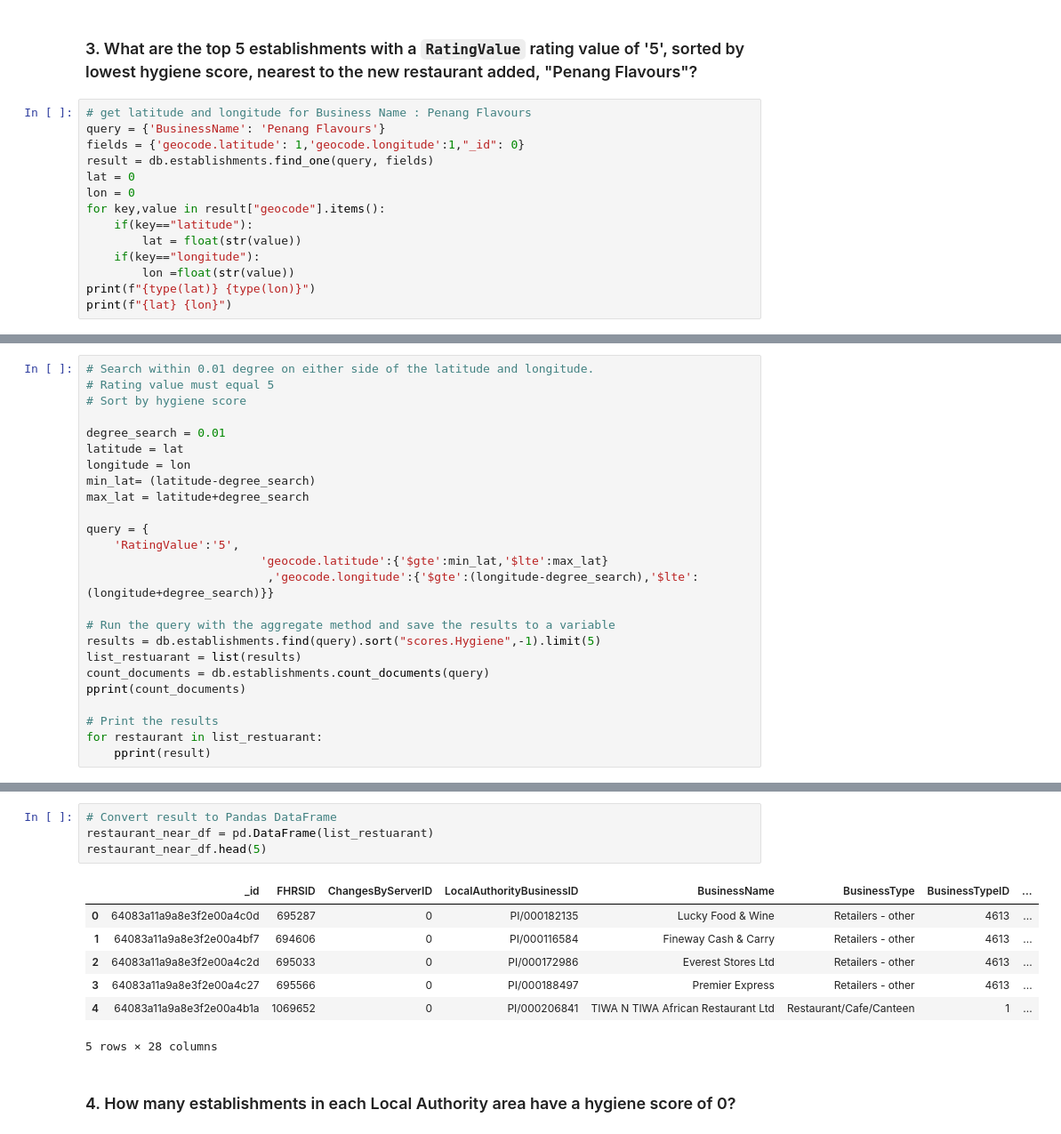
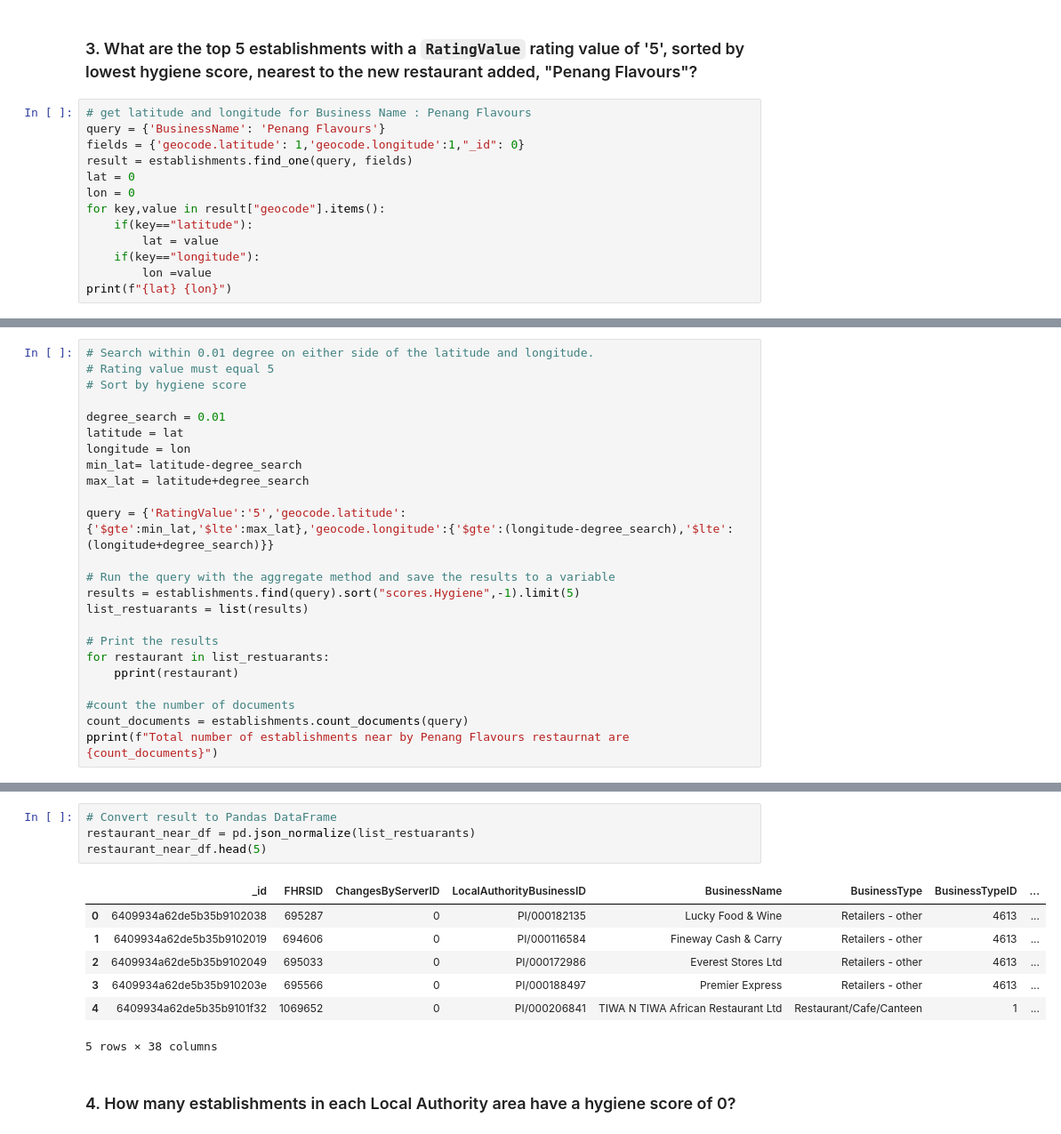
Before and after one commit to shwetajain1022/nosql-challenge, a Jupyter notebook: NoSQL_analysis_starter.ipynb, the cells around one changed output, grey strips where cells are left out. Shown at 89% size. Cells and saved outputs as stored; diff of their text form.

```diff
--- a/NoSQL_analysis_starter.ipynb
+++ b/NoSQL_analysis_starter.ipynb
@@ -169,14 +167,13 @@ Total number of rows in the Dataframe :33
 # get latitude and longitude for Business Name : Penang Flavours
 query = {'BusinessName': 'Penang Flavours'}
 fields = {'geocode.latitude': 1,'geocode.longitude':1,"_id": 0}
-result = db.establishments.find_one(query, fields)
+result = establishments.find_one(query, fields)
 lat = 0
 lon = 0
 for key,value in result["geocode"].items():
     if(key=="latitude"):
-        lat = float(str(value))
+        lat = value
     if(key=="longitude"):
-        lon =float(str(value))
-print(f"{type(lat)} {type(lon)}")
+        lon =value
 print(f"{lat} {lon}")
 # %% [output]
@@ -190,21 +186,20 @@ print(f"{lat} {lon}")
 degree_search = 0.01
 latitude = lat
 longitude = lon
-min_lat= (latitude-degree_search)
+min_lat= latitude-degree_search
 max_lat = latitude+degree_search
 
-query = {
-    'RatingValue':'5',
-                         'geocode.latitude':{'$gte':min_lat,'$lte':max_lat}
-                          ,'geocode.longitude':{'$gte':(longitude-degree_search),'$lte':(longitude+degree_search)}}
+query = {'RatingValue':'5','geocode.latitude':{'$gte':min_lat,'$lte':max_lat},'geocode.longitude':{'$gte':(longitude-degree_search),'$lte':(longitude+degree_search)}}
 
 # Run the query with the aggregate method and save the results to a variable
-results = db.establishments.find(query).sort("scores.Hygiene",-1).limit(5)
-list_restuarant = list(results)
-count_documents = db.establishments.count_documents(query)
-pprint(count_documents)
+results = establishments.find(query).sort("scores.Hygiene",-1).limit(5)
+list_restuarants = list(results)
 
 # Print the results
-for restaurant in list_restuarant:
-    pprint(result)
+for restaurant in list_restuarants:
+    pprint(restaurant)
+
+#count the number of documents
+count_documents = establishments.count_documents(query)
+pprint(f"Total number of establishments near by Penang Flavours restaurnat are {count_documents}")
 # %% [output]
@@ -228,15 +223,15 @@ for restaurant in list_restuarant:
-# %%
-# Convert result to Pandas DataFrame
-restaurant_near_df = pd.DataFrame(list_restuarant)
-restaurant_near_df.head(5)
-# %% [output]
-|  | _id | FHRSID | ChangesByServerID | LocalAuthorityBusinessID | BusinessName | BusinessType | BusinessTypeID | ... |
-| 0 | 64083a11a9a8e3f2e00a4c0d | 695287 | 0 | PI/000182135 | Lucky Food & Wine | Retailers - other | 4613 | ... |
-| 1 | 64083a11a9a8e3f2e00a4bf7 | 694606 | 0 | PI/000116584 | Fineway Cash & Carry | Retailers - other | 4613 | ... |
-| 2 | 64083a11a9a8e3f2e00a4c2d | 695033 | 0 | PI/000172986 | Everest Stores Ltd | Retailers - other | 4613 | ... |
-| 3 | 64083a11a9a8e3f2e00a4c27 | 695566 | 0 | PI/000188497 | Premier Express | Retailers - other | 4613 | ... |
-| 4 | 64083a11a9a8e3f2e00a4b1a | 1069652 | 0 | PI/000206841 | TIWA N TIWA African Restaurant Ltd | Restaurant/Cafe/Canteen | 1 | ... |
-5 rows × 28 columns
+# %%
+# Convert result to Pandas DataFrame
+restaurant_near_df = pd.json_normalize(list_restuarants)
+restaurant_near_df.head(5)
+# %% [output]
+|  | _id | FHRSID | ChangesByServerID | LocalAuthorityBusinessID | BusinessName | BusinessType | BusinessTypeID | ... |
+| 0 | 6409934a62de5b35b9102038 | 695287 | 0 | PI/000182135 | Lucky Food & Wine | Retailers - other | 4613 | ... |
+| 1 | 6409934a62de5b35b9102019 | 694606 | 0 | PI/000116584 | Fineway Cash & Carry | Retailers - other | 4613 | ... |
+| 2 | 6409934a62de5b35b9102049 | 695033 | 0 | PI/000172986 | Everest Stores Ltd | Retailers - other | 4613 | ... |
+| 3 | 6409934a62de5b35b910203e | 695566 | 0 | PI/000188497 | Premier Express | Retailers - other | 4613 | ... |
+| 4 | 6409934a62de5b35b9101f32 | 1069652 | 0 | PI/000206841 | TIWA N TIWA African Restaurant Ltd | Restaurant/Cafe/Canteen | 1 | ... |
+5 rows × 38 columns
 # %% [markdown]
 ### 4. How many establishments in each Local Authority area have a hygiene score of 0?
 # %%
```
Also changed, not shown: parts of 10 cells of this notebook, 2 other files.
